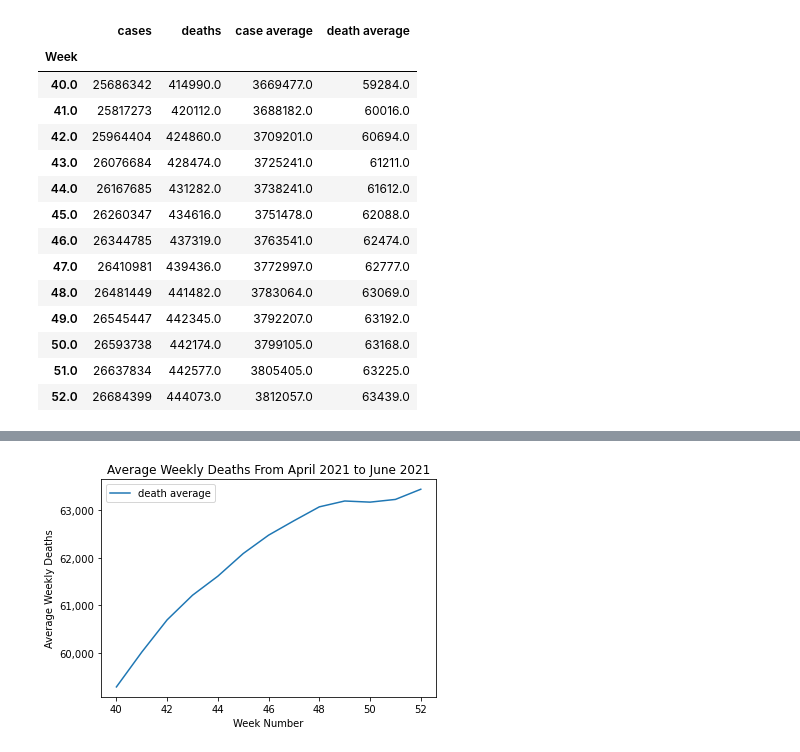
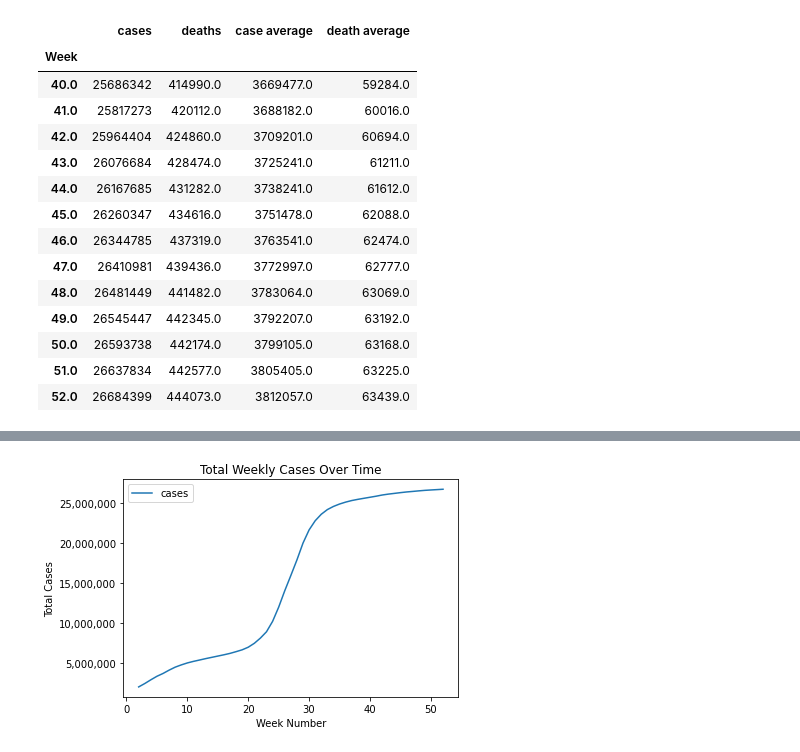
Before and after one commit to KellyStave/Project-1-, a Jupyter notebook: Weekly Analysis/Weekly Analysis.ipynb, the cells around one changed output, grey strips where cells are left out. Drawn from its saved outputs; the diff is of its cells as text; code cells hidden in the pictures.

Commit message:
weekly analysis

```diff
--- a/Weekly Analysis/Weekly Analysis.ipynb
+++ b/Weekly Analysis/Weekly Analysis.ipynb
@@ -611,15 +305,19 @@ plt.show()
-# %%
-#Fourth Trimester
-#create a line graph with the index in the x-axis and the death average in the y-axis
-weekly_cases4.plot(y=['death average'])
-current_values = plt.gca().get_yticks()
-plt.gca().set_yticklabels(['{:,.0f}'.format(x) for x in current_values])
-
-#set the chart title
-plt.title('Average Weekly Deaths From April 2021 to June 2021')
-#set the x and y labels
-plt.xlabel('Week Number')
-plt.ylabel('Average Weekly Deaths')
-plt.show()
-# %% [output]
-[figure, removed]
+# %%
+#July 2020 to June 2021
+#create a line graph with the index in the x-axis and the cases in the y-axis
+weekly_cases.plot(y=['cases'])
+#format the y-axis ticks and values to display thousands commas (ie. 100,000)
+current_values = plt.gca().get_yticks()
+plt.gca().set_yticklabels(['{:,.0f}'.format(x) for x in current_values])
+
+#set the chart title
+plt.title('Total Weekly Cases Over Time')
+#set the x and y labels
+plt.xlabel('Week Number')
+plt.ylabel('Total Cases')
+#save image
+plt.savefig('Total_cases.png', facecolor='white')
+
+plt.show()
+# %% [output]
+[figure, added]
```
Also changed, not shown: parts of 39 cells of this notebook.
